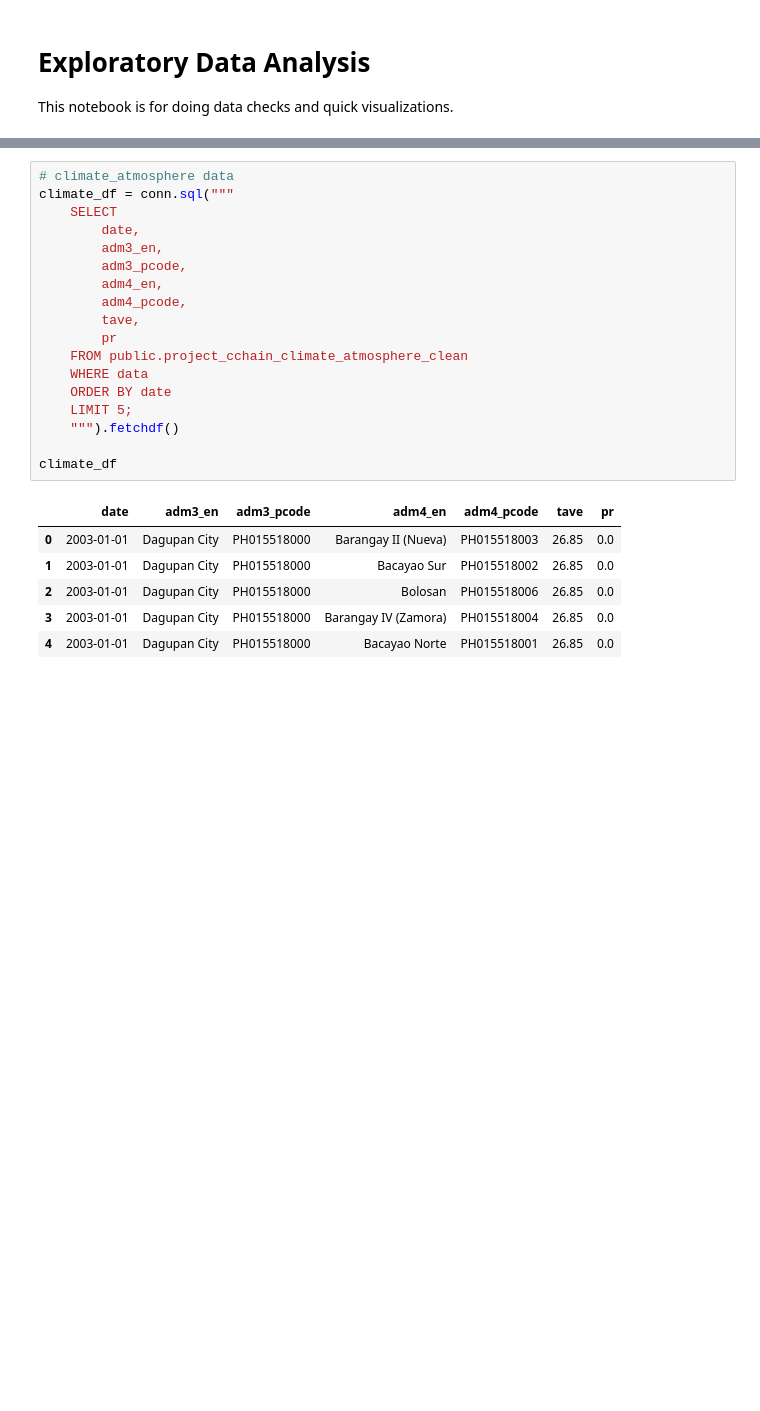
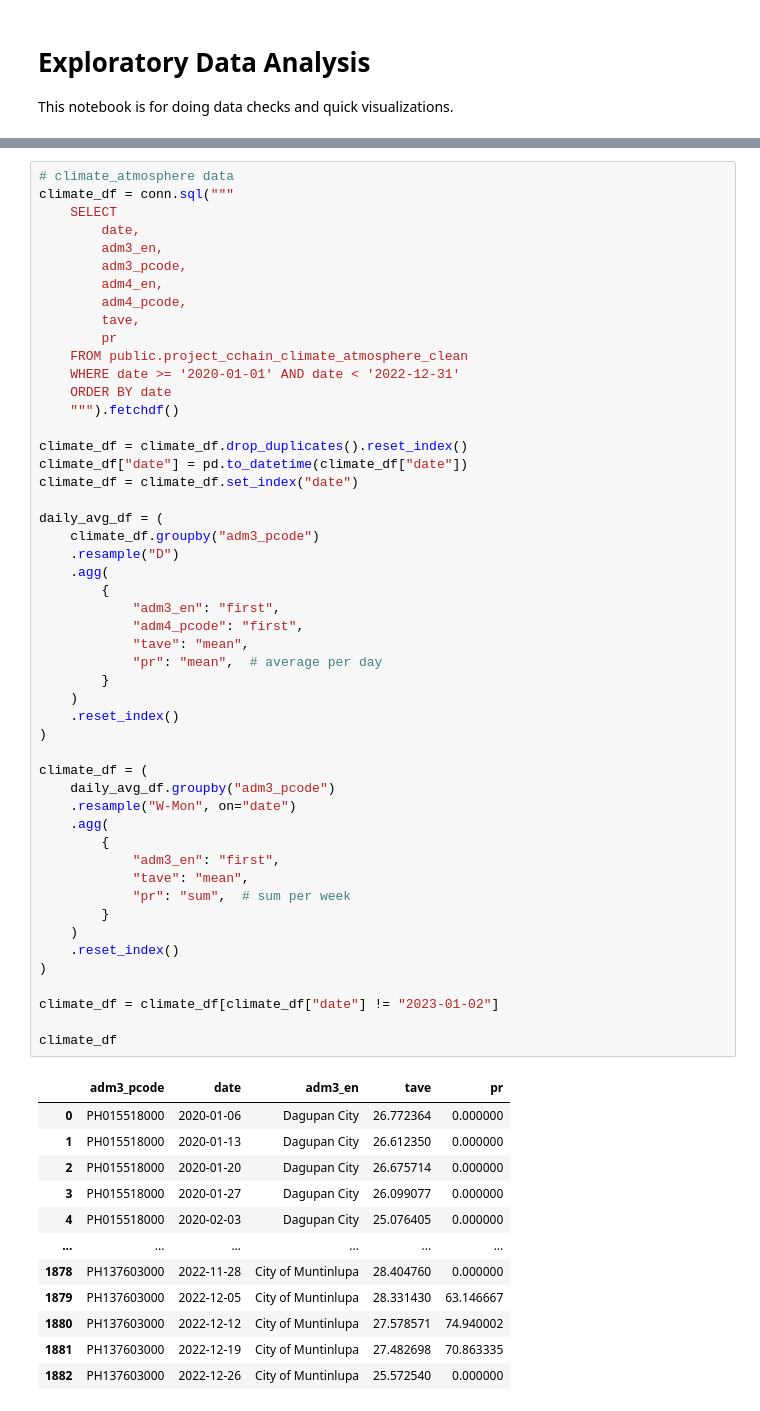
Before and after one commit to dafrose-bajaro/analytics-repo, a Jupyter notebook: notebooks/01_eda.ipynb, the cells around one changed output, grey strips where cells are left out. Cells and saved outputs as stored; diff of their text form; blank space fills up the shorter version.

```diff
--- a/notebooks/01_eda.ipynb
+++ b/notebooks/01_eda.ipynb
@@ -15,25 +20,63 @@ Load tables and show distribution.
 # %%
 # climate_atmosphere data
 climate_df = conn.sql("""
     SELECT
         date,
         adm3_en,
         adm3_pcode,
         adm4_en,
         adm4_pcode,
         tave,
         pr
     FROM public.project_cchain_climate_atmosphere_clean
-    WHERE data
+    WHERE date >= '2020-01-01' AND date < '2022-12-31'
     ORDER BY date
-    LIMIT 5;
     """).fetchdf()
 
+climate_df = climate_df.drop_duplicates().reset_index()
+climate_df["date"] = pd.to_datetime(climate_df["date"])
+climate_df = climate_df.set_index("date")
+
+daily_avg_df = (
+    climate_df.groupby("adm3_pcode")
+    .resample("D")
+    .agg(
+        {
+            "adm3_en": "first",
+            "adm4_pcode": "first",
+            "tave": "mean",
+            "pr": "mean",  # average per day
+        }
+    )
+    .reset_index()
+)
+
+climate_df = (
+    daily_avg_df.groupby("adm3_pcode")
+    .resample("W-Mon", on="date")
+    .agg(
+        {
+            "adm3_en": "first",
+            "tave": "mean",
+            "pr": "sum",  # sum per week
+        }
+    )
+    .reset_index()
+)
+
+climate_df = climate_df[climate_df["date"] != "2023-01-02"]
+
 climate_df
 # %% [output]
-|  | date | adm3_en | adm3_pcode | adm4_en | adm4_pcode | tave | pr |
-| 0 | 2003-01-01 | Dagupan City | PH015518000 | Barangay II (Nueva) | PH015518003 | 26.85 | 0.0 |
-| 1 | 2003-01-01 | Dagupan City | PH015518000 | Bacayao Sur | PH015518002 | 26.85 | 0.0 |
-| 2 | 2003-01-01 | Dagupan City | PH015518000 | Bolosan | PH015518006 | 26.85 | 0.0 |
-| 3 | 2003-01-01 | Dagupan City | PH015518000 | Barangay IV (Zamora) | PH015518004 | 26.85 | 0.0 |
-| 4 | 2003-01-01 | Dagupan City | PH015518000 | Bacayao Norte | PH015518001 | 26.85 | 0.0 |
+|  | adm3_pcode | date | adm3_en | tave | pr |
+| 0 | PH015518000 | 2020-01-06 | Dagupan City | 26.772364 | 0.000000 |
+| 1 | PH015518000 | 2020-01-13 | Dagupan City | 26.612350 | 0.000000 |
+| 2 | PH015518000 | 2020-01-20 | Dagupan City | 26.675714 | 0.000000 |
+| 3 | PH015518000 | 2020-01-27 | Dagupan City | 26.099077 | 0.000000 |
+| 4 | PH015518000 | 2020-02-03 | Dagupan City | 25.076405 | 0.000000 |
+| ... | ... | ... | ... | ... | ... |
+| 1878 | PH137603000 | 2022-11-28 | City of Muntinlupa | 28.404760 | 0.000000 |
+| 1879 | PH137603000 | 2022-12-05 | City of Muntinlupa | 28.331430 | 63.146667 |
+| 1880 | PH137603000 | 2022-12-12 | City of Muntinlupa | 27.578571 | 74.940002 |
+| 1881 | PH137603000 | 2022-12-19 | City of Muntinlupa | 27.482698 | 70.863335 |
+| 1882 | PH137603000 | 2022-12-26 | City of Muntinlupa | 25.572540 | 0.000000 |
```
Also changed, not shown: parts of 8 cells of this notebook, 3 other files.
